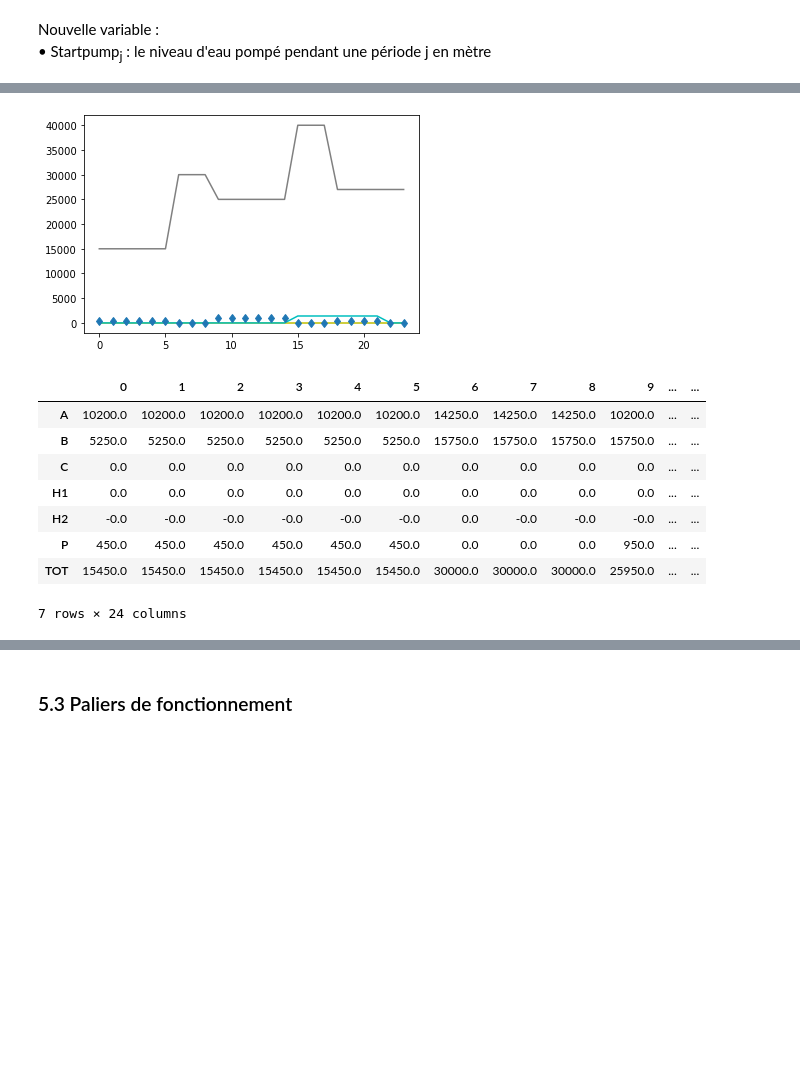
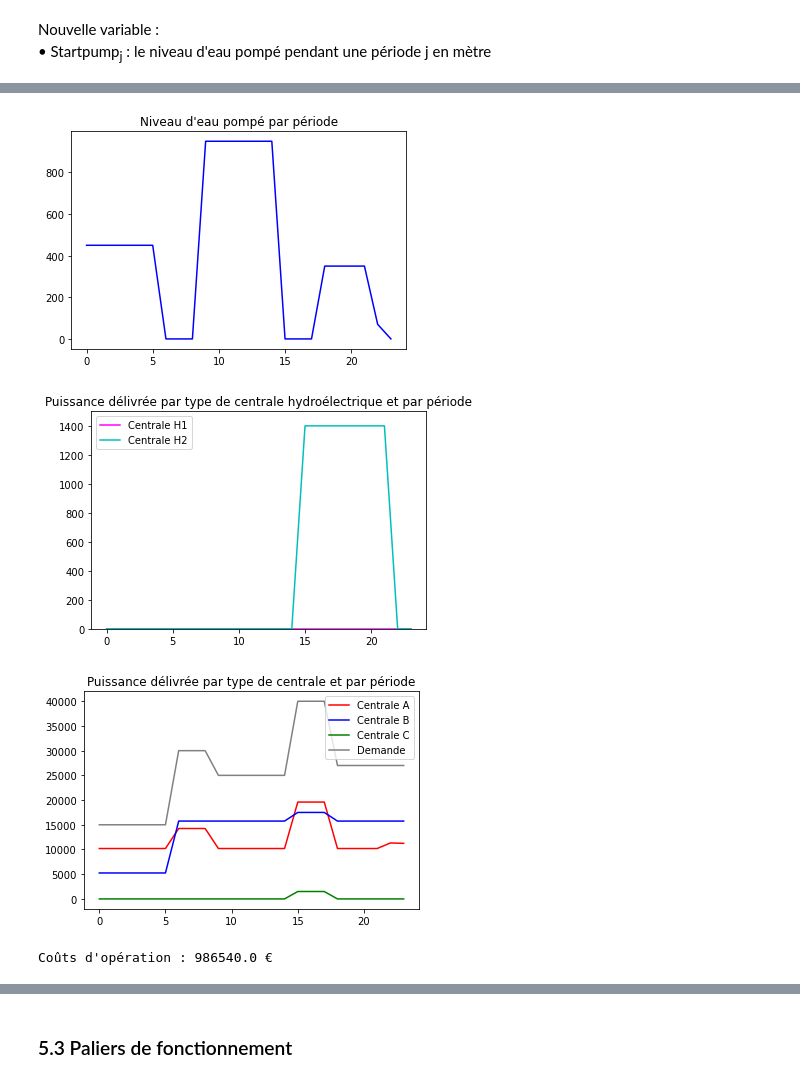
Before and after one commit to ValentinLassaigne/LP, a Jupyter notebook: Projet Optim Lineaire.ipynb, the cells around one changed output, grey strips where cells are left out. Drawn from its saved outputs; the diff is of its cells as text; code cells hidden in the pictures; blank space fills up the shorter version.

```diff
--- a/Projet Optim Lineaire.ipynb
+++ b/Projet Optim Lineaire.ipynb
@@ -956,48 +960,21 @@ Best objective 9.865400000000e+05, best bound 9.865400000000e+05, gap 0.0000%
-# %%
-import pandas as pd
-import numpy as np
-import matplotlib.pyplot as plt
-
-PA=[]; PB=[]; PC=[]; PTOT=[]
-H1=[]; H2=[]
-P=[]
-
-for j in range(len(Dem)):
-    PA.append(Puiss["A",j].x)
-    PB.append(Puiss["B",j].x)
-    PC.append(Puiss["C",j].x)
-    PTOT.append(Puiss["A",j].x + Puiss["B",j].x + Puiss["C",j].x + Usehydro["1",j].x * pfix["1"] + Usehydro["2",j].x * pfix["2"])
-    H1.append(Usehydro["1",j].x * pfix["1"])
-    H2.append(Usehydro["2",j].x * pfix["2"])
-    P.append(Startpump[j].x * 3000)
-
-ar = [PA, PB, PC, H1, H2, P, PTOT]
-
-df=pd.DataFrame(data=ar, index=["A", "B", "C", "H1", "H2", "P", "TOT"])
-
-#plt.plot(df.loc["A"],'r')
-#plt.plot(df.loc["B"],'b')
-#plt.plot(df.loc["C"],'g')
-plt.plot(df.loc["H1"],'y')
-plt.plot(df.loc["H2"],'c')
-plt.plot(df.loc["P"],'d')
-plt.plot(Dem,'grey')
-#plt.plot(df.loc["TOT"],'pink')
-
-
-
-plt.show()
-# %% [output]
-[figure, removed]
-# %%
-df
-# %% [output]
-|  | 0 | 1 | 2 | 3 | 4 | 5 | 6 | 7 | 8 | 9 | ... | ... |
-| A | 10200.0 | 10200.0 | 10200.0 | 10200.0 | 10200.0 | 10200.0 | 14250.0 | 14250.0 | 14250.0 | 10200.0 | ... | ... |
-| B | 5250.0 | 5250.0 | 5250.0 | 5250.0 | 5250.0 | 5250.0 | 15750.0 | 15750.0 | 15750.0 | 15750.0 | ... | ... |
-| C | 0.0 | 0.0 | 0.0 | 0.0 | 0.0 | 0.0 | 0.0 | 0.0 | 0.0 | 0.0 | ... | ... |
-| H1 | 0.0 | 0.0 | 0.0 | 0.0 | 0.0 | 0.0 | 0.0 | 0.0 | 0.0 | 0.0 | ... | ... |
-| H2 | -0.0 | -0.0 | -0.0 | -0.0 | -0.0 | -0.0 | 0.0 | -0.0 | -0.0 | -0.0 | ... | ... |
-| P | 450.0 | 450.0 | 450.0 | 450.0 | 450.0 | 450.0 | 0.0 | 0.0 | 0.0 | 950.0 | ... | ... |
-| TOT | 15450.0 | 15450.0 | 15450.0 | 15450.0 | 15450.0 | 15450.0 | 30000.0 | 30000.0 | 30000.0 | 25950.0 | ... | ... |
-7 rows × 24 columns
+# %%
+
+def Graph_pump():
+    P=[]
+
+    for j in range(len(Dem)):
+        P.append(Startpump[j].x * 3000)
+    ar = [P]
+    df=pd.DataFrame(data=ar, index=["P"])
+    plt.plot(df.loc["P"],'b')
+    plt.title("Niveau d'eau pompé par période")
+    plt.show()
+# %%
+Graph_pump()
+Grap_hydro()
+Graph_puiss()
+# %% [output]
+[figure, added]
+[figure, added]
+[figure, added]
+Coûts d'opération : 986540.0 €
```
Also changed, not shown: parts of 18 cells of this notebook.
